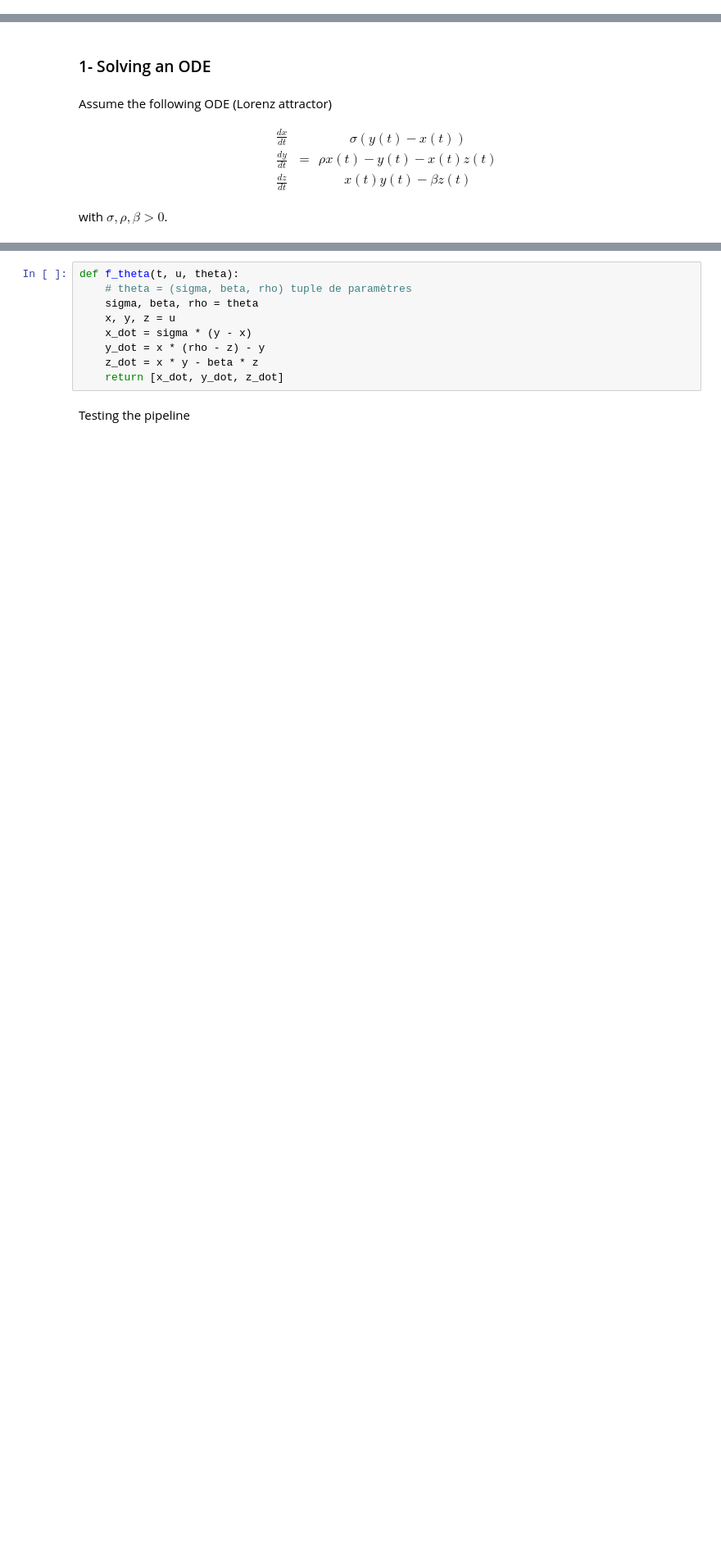
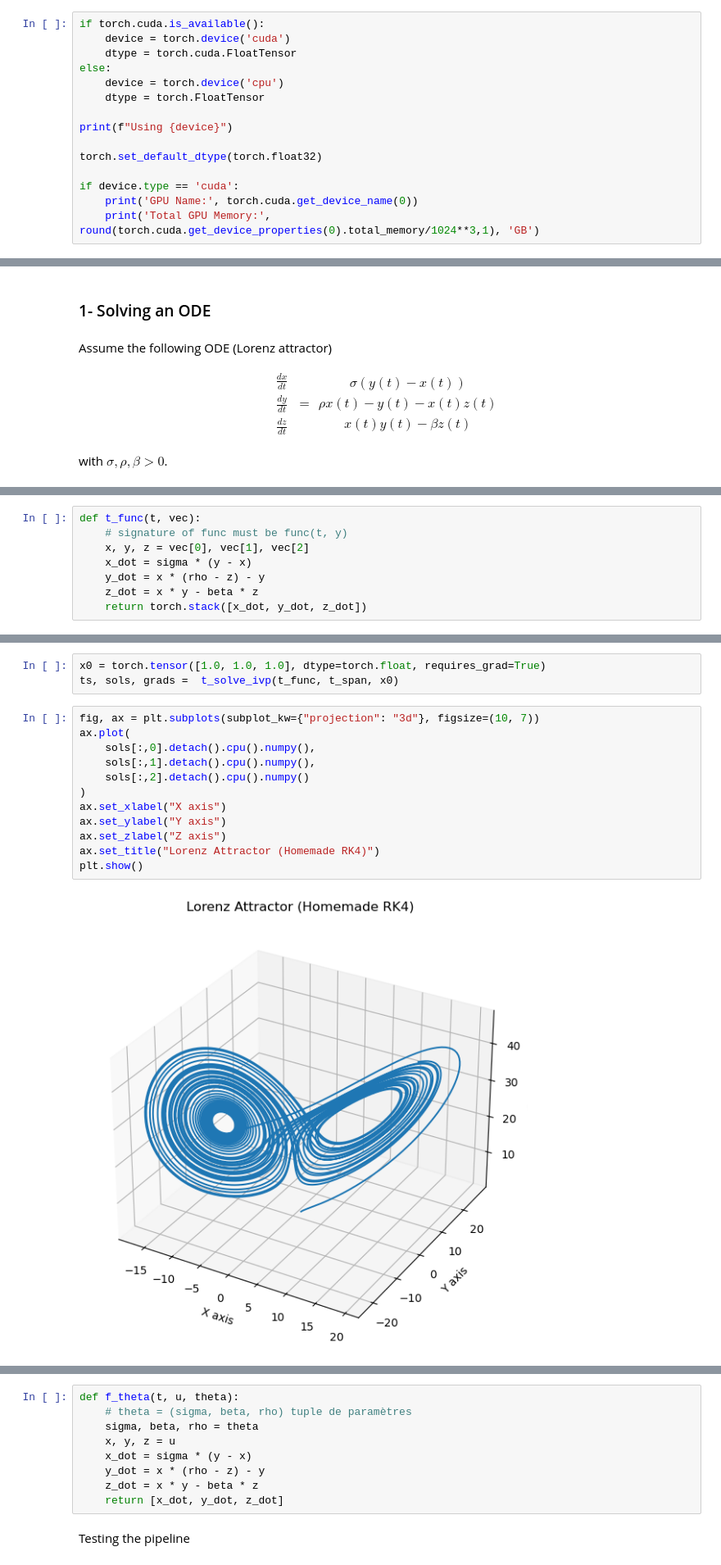
Before and after one commit to BenjaminDeporte/MVA_Stage, a Jupyter notebook: Latent_ODE_Basics.ipynb, the cells around one changed output, grey strips where cells are left out. Shown at 82% size. Saved outputs shown, nothing was run; the diff lists cells and outputs as text; blank space fills up the shorter version.

```diff
--- a/Latent_ODE_Basics.ipynb
+++ b/Latent_ODE_Basics.ipynb
@@ -4,0 +10,15 @@ import torch
+# %%
+if torch.cuda.is_available():
+    device = torch.device('cuda')
+    dtype = torch.cuda.FloatTensor
+else:
+    device = torch.device('cpu')
+    dtype = torch.FloatTensor
+
+print(f"Using {device}")
+
+torch.set_default_dtype(torch.float32)
+
+if device.type == 'cuda':
+    print('GPU Name:', torch.cuda.get_device_name(0))
+    print('Total GPU Memory:', round(torch.cuda.get_device_properties(0).total_memory/1024**3,1), 'GB')
@@ -60,0 +87,8 @@ plt.show()
+# %%
+def t_func(t, vec):
+    # signature of func must be func(t, y)
+    x, y, z = vec[0], vec[1], vec[2]
+    x_dot = sigma * (y - x)
+    y_dot = x * (rho - z) - y
+    z_dot = x * y - beta * z
+    return torch.stack([x_dot, y_dot, z_dot])
@@ -61 +140,18 @@ plt.show()
+# %%
+x0 = torch.tensor([1.0, 1.0, 1.0], dtype=torch.float, requires_grad=True)
+ts, sols, grads =  t_solve_ivp(t_func, t_span, x0)
+# %%
+fig, ax = plt.subplots(subplot_kw={"projection": "3d"}, figsize=(10, 7))
+ax.plot(
+    sols[:,0].detach().cpu().numpy(),
+    sols[:,1].detach().cpu().numpy(),
+    sols[:,2].detach().cpu().numpy()
+)
+ax.set_xlabel("X axis")
+ax.set_ylabel("Y axis")
+ax.set_zlabel("Z axis")
+ax.set_title("Lorenz Attractor (Homemade RK4)")
+plt.show()
+# %% [output]
+[figure, added]
 # %% [markdown]
```
Also changed, not shown: parts of 17 cells of this notebook, 1 other file.
